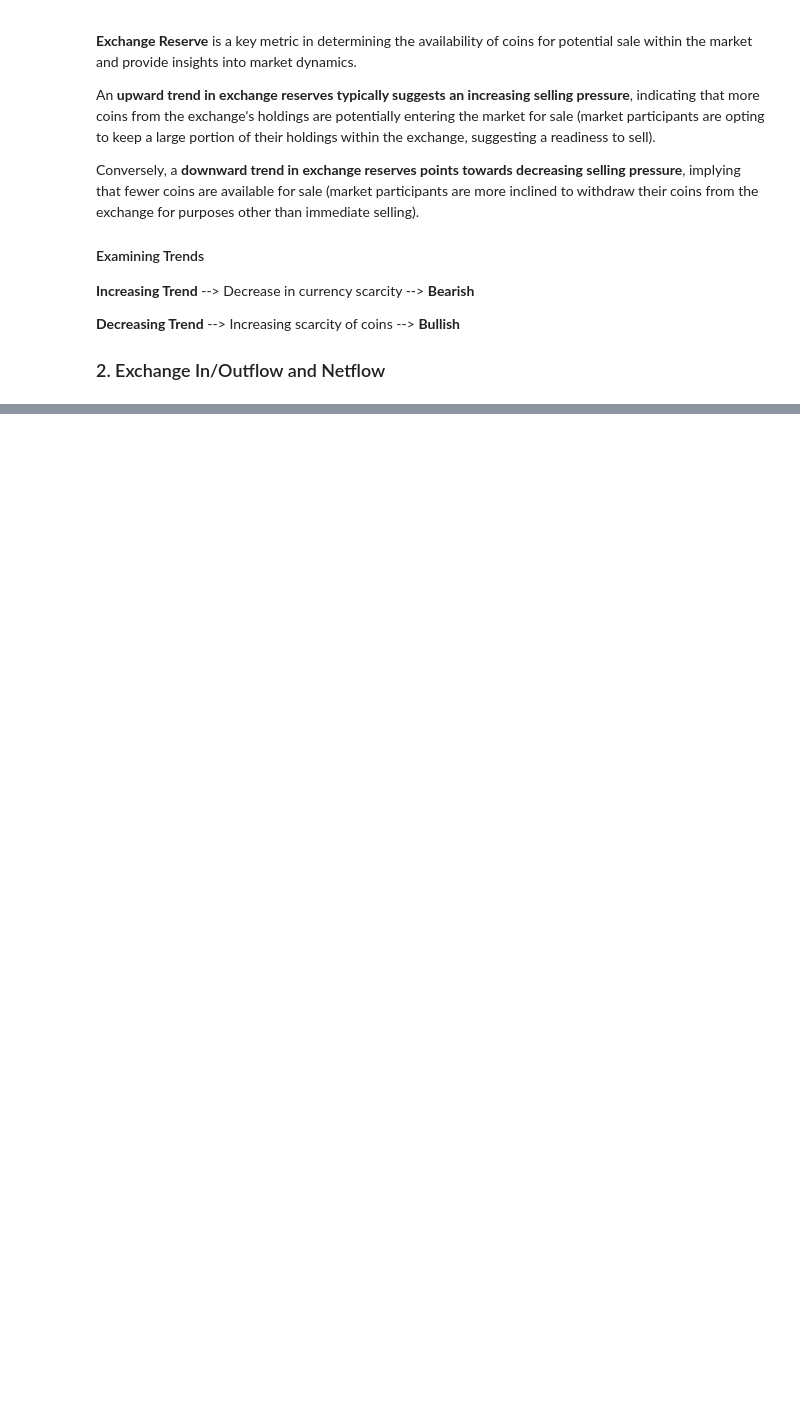
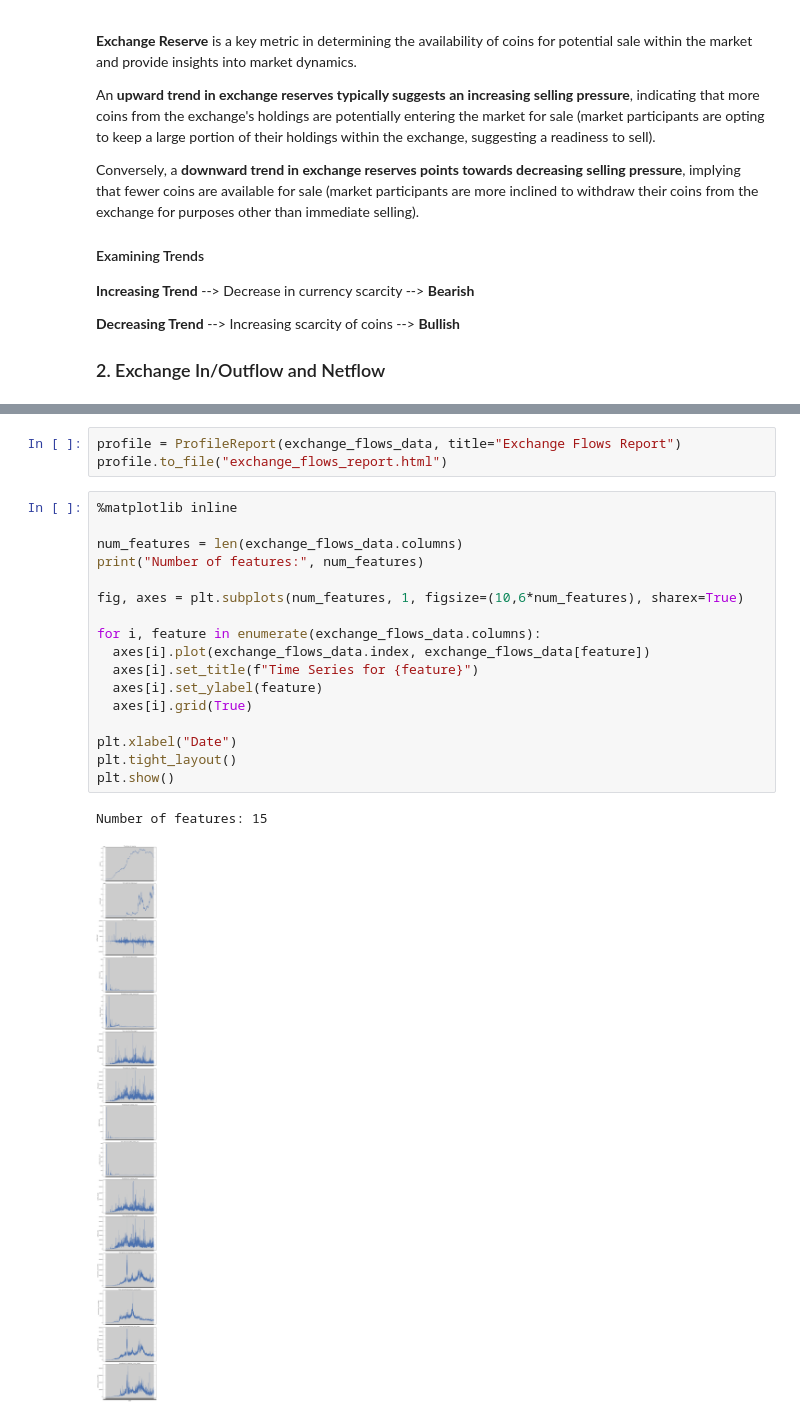
Before and after one commit to gdtan02/crypto-trading-bot, a Jupyter notebook: EDA.ipynb, the cells around one changed output, grey strips where cells are left out. Cells and saved outputs as stored; diff of their text form; blank space fills up the shorter version.

```diff
--- a/EDA.ipynb
+++ b/EDA.ipynb
@@ -209,0 +186,23 @@ memory usage: 925.1+ KB
+# %%
+profile = ProfileReport(exchange_flows_data, title="Exchange Flows Report")
+profile.to_file("exchange_flows_report.html")
+# %%
+%matplotlib inline
+
+num_features = len(exchange_flows_data.columns)
+print("Number of features:", num_features)
+
+fig, axes = plt.subplots(num_features, 1, figsize=(10,6*num_features), sharex=True)
+
+for i, feature in enumerate(exchange_flows_data.columns):
+  axes[i].plot(exchange_flows_data.index, exchange_flows_data[feature])
+  axes[i].set_title(f"Time Series for {feature}")
+  axes[i].set_ylabel(feature)
+  axes[i].grid(True)
+
+plt.xlabel("Date")
+plt.tight_layout()
+plt.show()
+# %% [output]
+Number of features: 15
+[figure, added]
```
Also changed, not shown: parts of 9 cells of this notebook.
